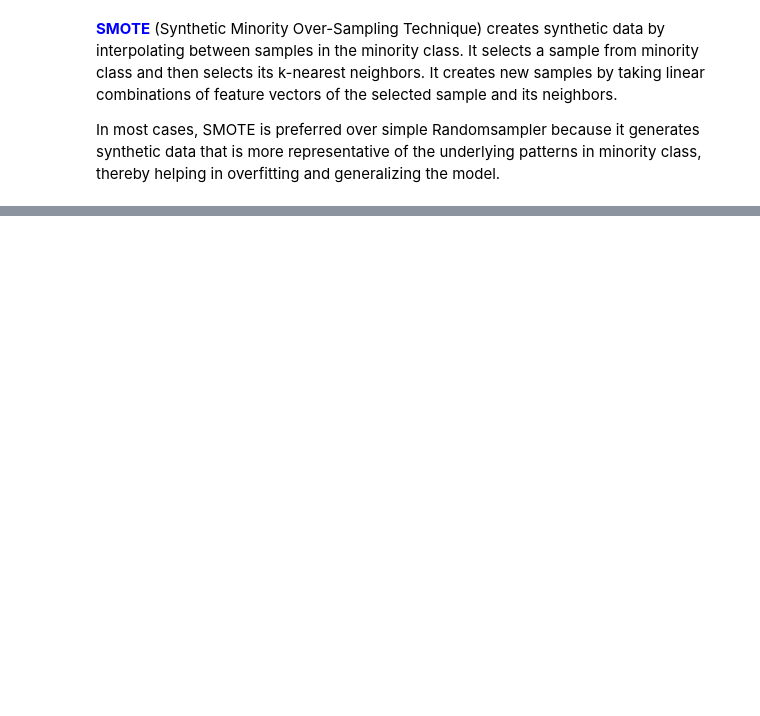
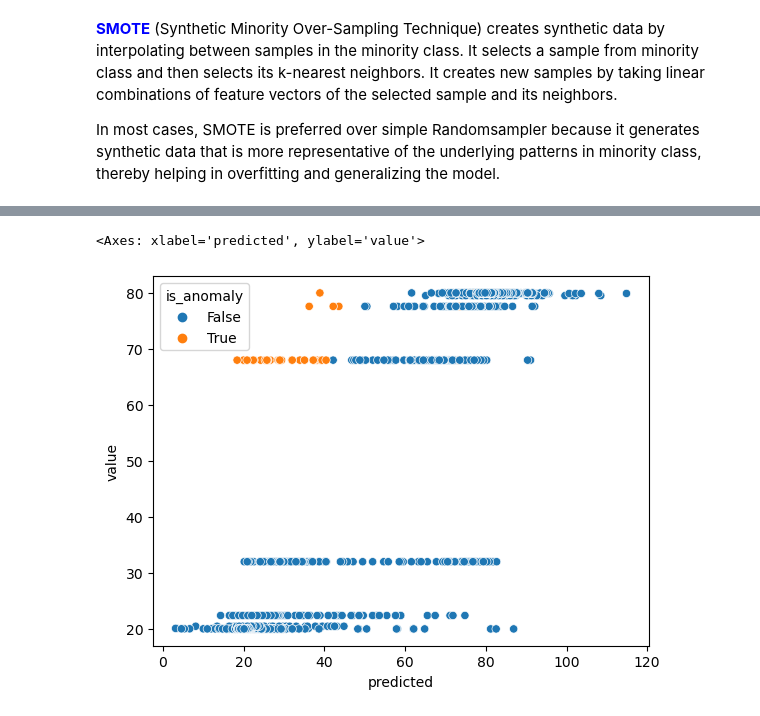
Before and after one commit to Rajscript/Anomaly-Detection-Splash, a Jupyter notebook: Anomaly_detection.ipynb, the cells around one changed output, grey strips where cells are left out. Cells and saved outputs as stored; diff of their text form; code cells hidden in the pictures; blank space fills up the shorter version.

Commit message:
Changes to the anomaly_detection notebook

```diff
--- a/Anomaly_detection.ipynb
+++ b/Anomaly_detection.ipynb
@@ -599,0 +646,3 @@ array([[  61,   19],
+# %%
+X_test=df_test[['hour', 'day_of_week', 'timestamp', 'value', 'predicted']]
+Y_test = classify4.predict(X_test)
@@ -599,0 +659,3 @@ array([[  61,   19],
+# %%
+df_test['is_anomaly'] = [True if pred == 1 else False for pred in Y_test]
+df_test
@@ -599,0 +697,6 @@ array([[  61,   19],
+# %%
+#Visualizing the data points
+sns.scatterplot(data = df_test, x='predicted', y='value', hue = 'is_anomaly')
+# %% [output]
+<Axes: xlabel='predicted', ylabel='value'>
+[figure, added]
```
Also changed, not shown: parts of 30 cells of this notebook.
